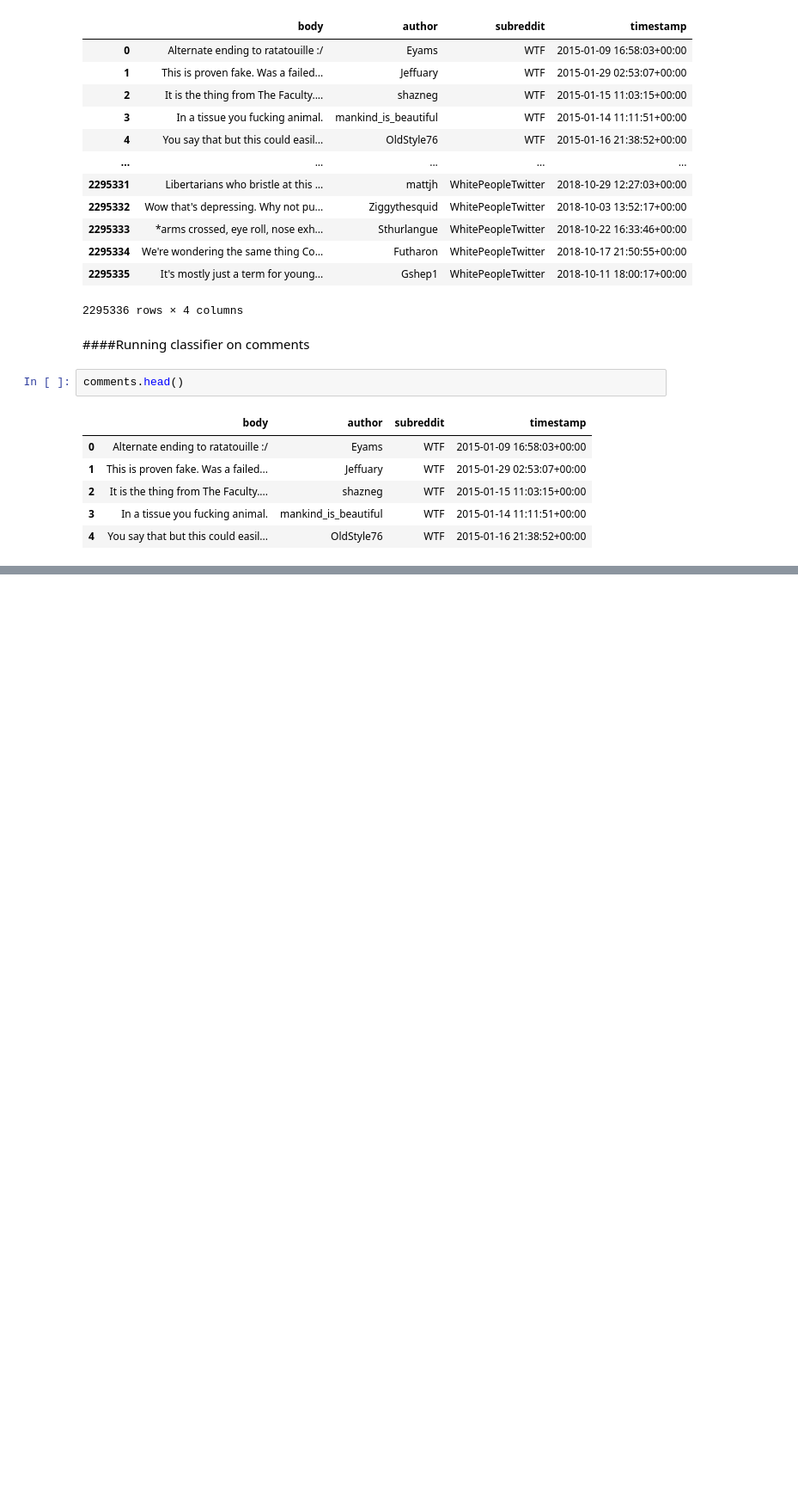
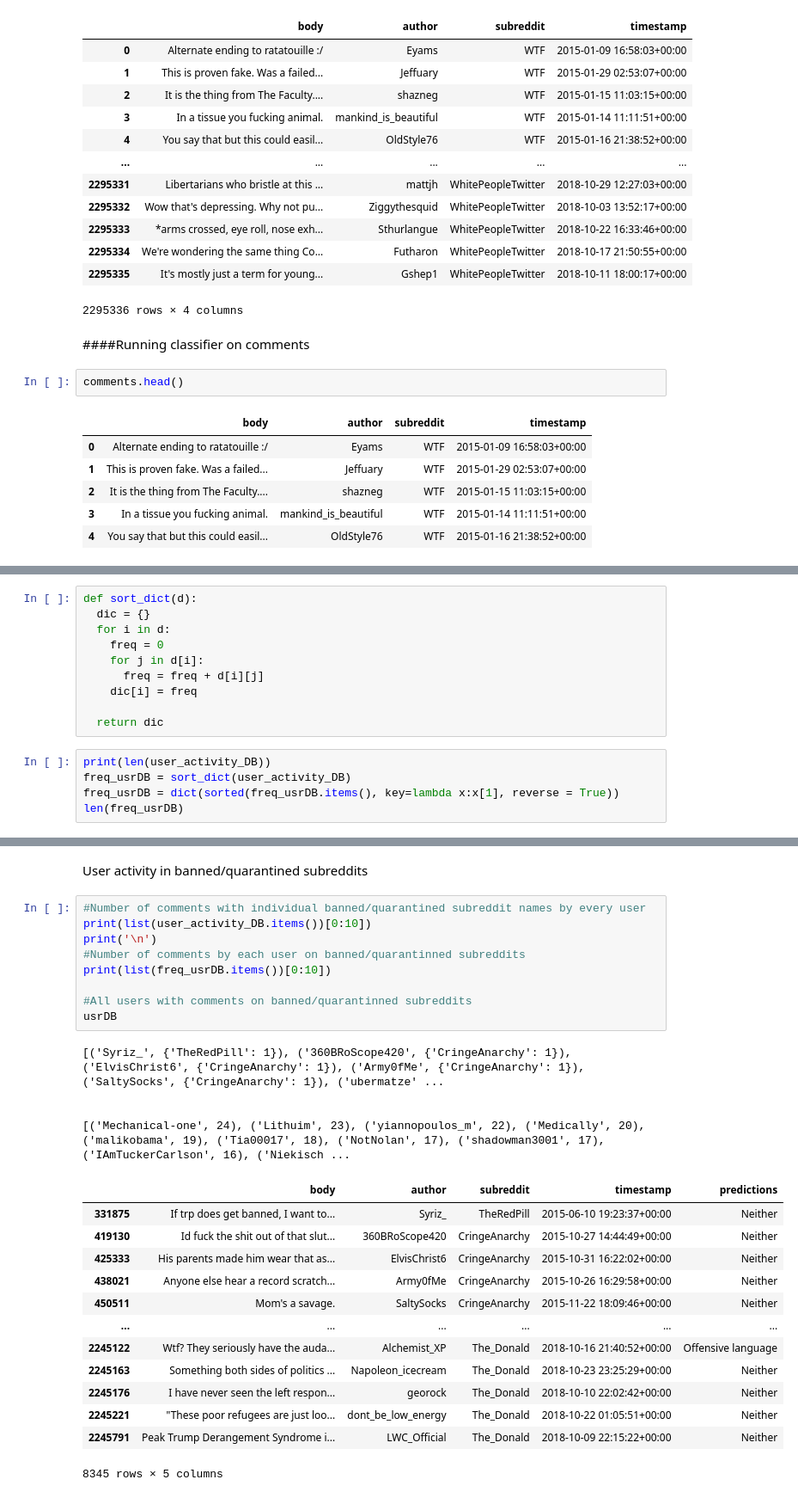
Before and after one commit to ahmedqazi123/RedditAnalysis, a Jupyter notebook: To_Act_or_React.ipynb, the cells around one changed output, grey strips where cells are left out. Shown at 86% size. Drawn from its saved outputs; the diff is of its cells as text; blank space fills up the shorter version.

```diff
--- a/To_Act_or_React.ipynb
+++ b/To_Act_or_React.ipynb
@@ -757,0 +827,15 @@ Transforming inputs...
+# %%
+def sort_dict(d):
+  dic = {}
+  for i in d:
+    freq = 0
+    for j in d[i]:
+      freq = freq + d[i][j]
+    dic[i] = freq
+
+  return dic
+# %%
+print(len(user_activity_DB))
+freq_usrDB = sort_dict(user_activity_DB)
+freq_usrDB = dict(sorted(freq_usrDB.items(), key=lambda x:x[1], reverse = True))
+len(freq_usrDB)
@@ -757,0 +872,29 @@ Transforming inputs...
+# %% [markdown]
+User activity in banned/quarantined subreddits
+# %%
+#Number of comments with individual banned/quarantined subreddit names by every user
+print(list(user_activity_DB.items())[0:10])
+print('\n')
+#Number of comments by each user on banned/quarantinned subreddits
+print(list(freq_usrDB.items())[0:10])
+
+#All users with comments on banned/quarantinned subreddits
+usrDB
+# %% [output]
+[('Syriz_', {'TheRedPill': 1}), ('360BRoScope420', {'CringeAnarchy': 1}), ('ElvisChrist6', {'CringeAnarchy': 1}), ('Army0fMe', {'CringeAnarchy': 1}), ('SaltySocks', {'CringeAnarchy': 1}), ('ubermatze' ...
+
+
+[('Mechanical-one', 24), ('Lithuim', 23), ('yiannopoulos_m', 22), ('Medically', 20), ('malikobama', 19), ('Tia00017', 18), ('NotNolan', 17), ('shadowman3001', 17), ('IAmTuckerCarlson', 16), ('Niekisch ...
+|  | body | author | subreddit | timestamp | predictions |
+| 331875 | If trp does get banned, I want to... | Syriz_ | TheRedPill | 2015-06-10 19:23:37+00:00 | Neither |
+| 419130 | Id fuck the shit out of that slut... | 360BRoScope420 | CringeAnarchy | 2015-10-27 14:44:49+00:00 | Neither |
+| 425333 | His parents made him wear that as... | ElvisChrist6 | CringeAnarchy | 2015-10-31 16:22:02+00:00 | Neither |
+| 438021 | Anyone else hear a record scratch... | Army0fMe | CringeAnarchy | 2015-10-26 16:29:58+00:00 | Neither |
+| 450511 | Mom's a savage. | SaltySocks | CringeAnarchy | 2015-11-22 18:09:46+00:00 | Neither |
+| ... | ... | ... | ... | ... | ... |
+| 2245122 | Wtf? They seriously have the auda... | Alchemist_XP | The_Donald | 2018-10-16 21:40:52+00:00 | Offensive language |
+| 2245163 | Something both sides of politics ... | Napoleon_icecream | The_Donald | 2018-10-23 23:25:29+00:00 | Neither |
+| 2245176 | I have never seen the left respon... | georock | The_Donald | 2018-10-10 22:02:42+00:00 | Neither |
+| 2245221 | "These poor refugees are just loo... | dont_be_low_energy | The_Donald | 2018-10-22 01:05:51+00:00 | Neither |
+| 2245791 | Peak Trump Derangement Syndrome i... | LWC_Official | The_Donald | 2018-10-09 22:15:22+00:00 | Neither |
+8345 rows × 5 columns
```
Also changed, not shown: parts of 30 cells of this notebook.
